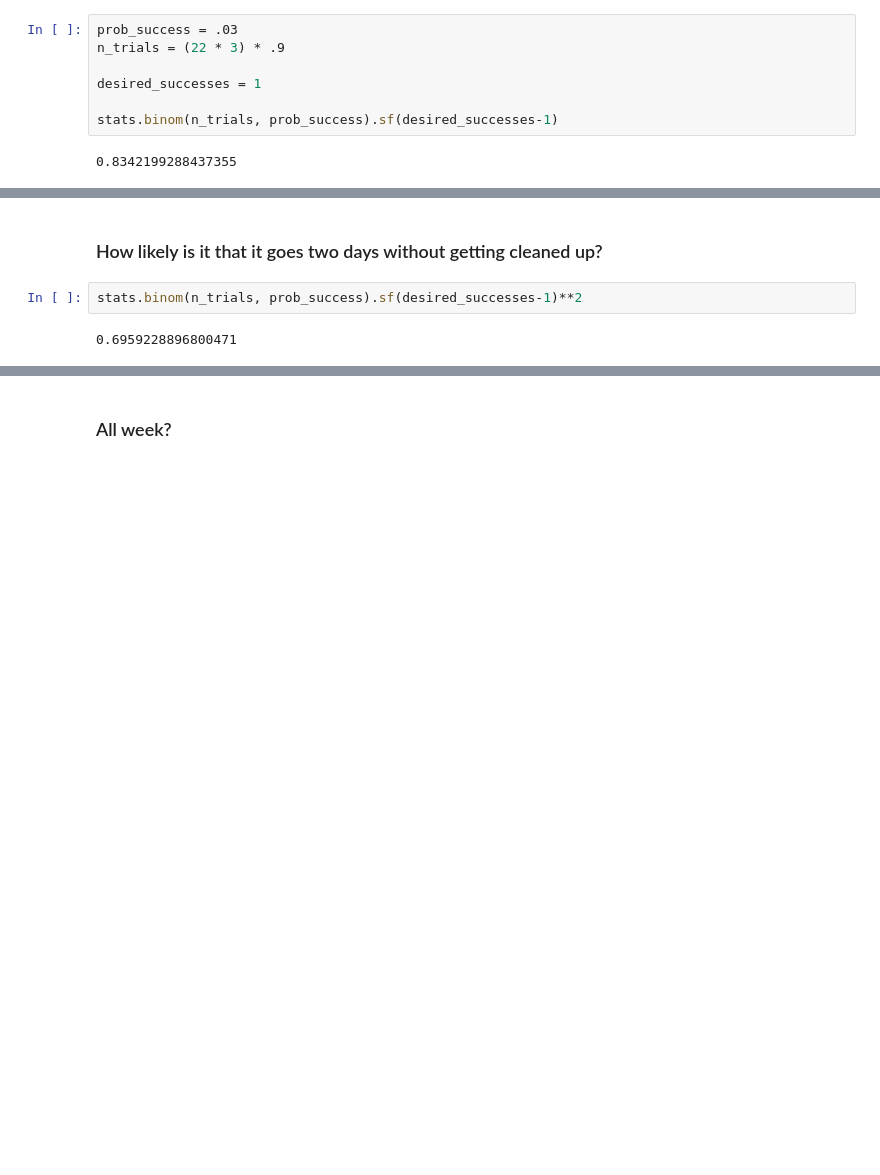
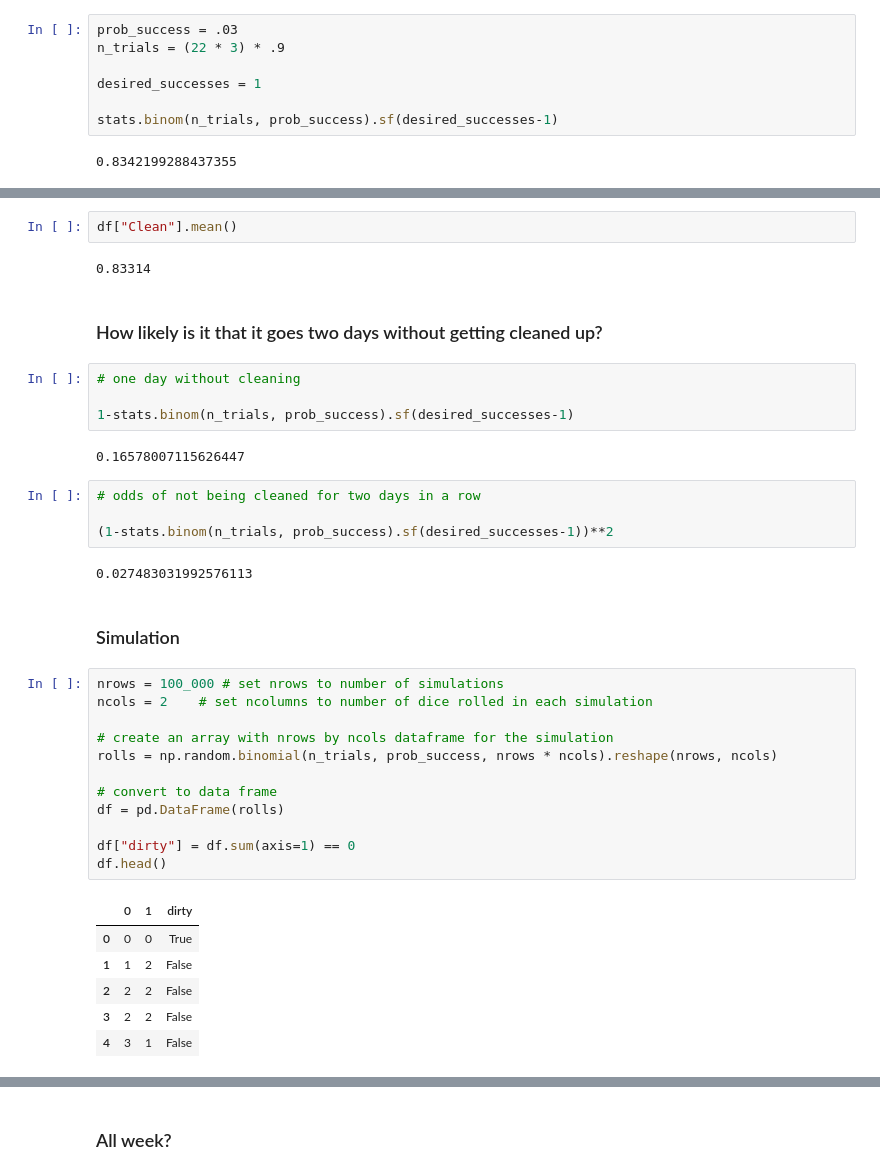
Before and after one commit to Johndsalas/lesson_prep, a Jupyter notebook: probability_distributions_exercises.ipynb, the cells around one changed output, grey strips where cells are left out. Drawn from its saved outputs; the diff is of its cells as text; blank space fills up the shorter version.

```diff
--- a/probability_distributions_exercises.ipynb
+++ b/probability_distributions_exercises.ipynb
@@ -206,6 +486,39 @@ stats.binom(n_trials, prob_success).sf(desired_successes-1)
+# %%
+df["Clean"].mean()
+# %% [output]
+0.83314
 # %% [markdown]
 ### How likely is it that it goes two days without getting cleaned up?
 # %%
-stats.binom(n_trials, prob_success).sf(desired_successes-1)**2
+# one day without cleaning
+
+1-stats.binom(n_trials, prob_success).sf(desired_successes-1)
 # %% [output]
-0.6959228896800471
+0.16578007115626447
+# %%
+# odds of not being cleaned for two days in a row
+
+(1-stats.binom(n_trials, prob_success).sf(desired_successes-1))**2
+# %% [output]
+0.027483031992576113
+# %% [markdown]
+### Simulation
+# %%
+nrows = 100_000 # set nrows to number of simulations
+ncols = 2    # set ncolumns to number of dice rolled in each simulation
+
+# create an array with nrows by ncols dataframe for the simulation
+rolls = np.random.binomial(n_trials, prob_success, nrows * ncols).reshape(nrows, ncols)
+
+# convert to data frame
+df = pd.DataFrame(rolls)
+
+df["dirty"] = df.sum(axis=1) == 0
+df.head()
+# %% [output]
+|  | 0 | 1 | dirty |
+| 0 | 0 | 0 | True |
+| 1 | 1 | 2 | False |
+| 2 | 2 | 2 | False |
+| 3 | 2 | 2 | False |
+| 4 | 3 | 1 | False |
```
Also changed, not shown: parts of 51 cells of this notebook, 1 other file.
